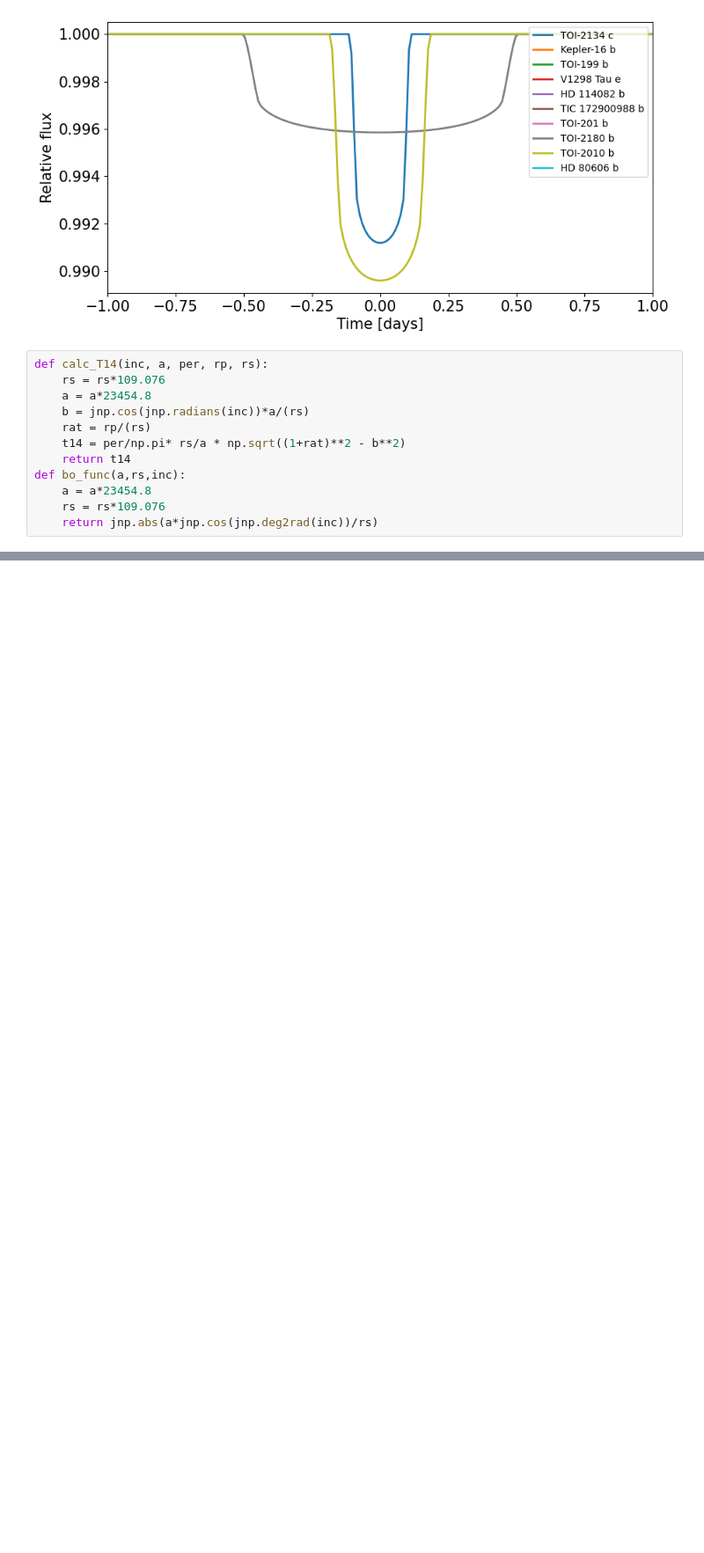
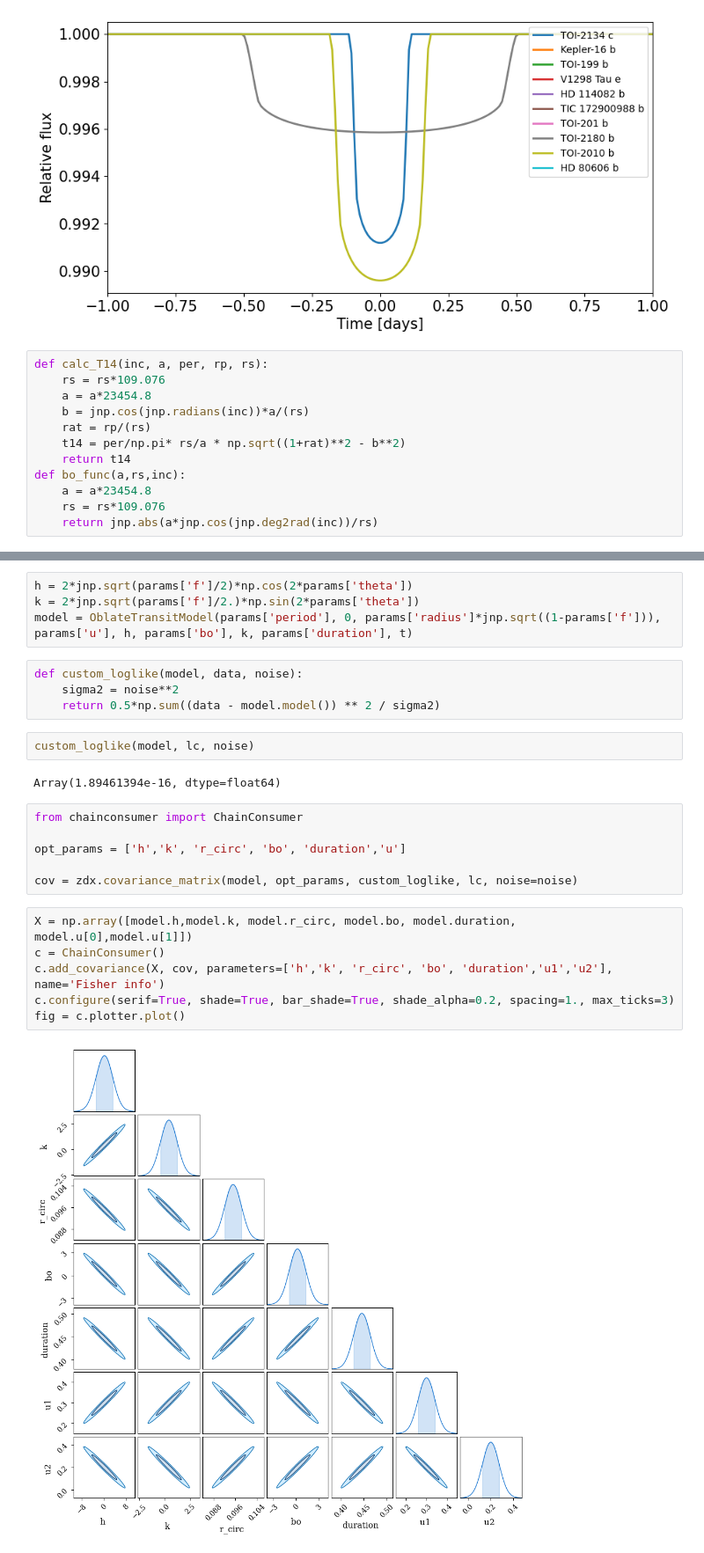
Before and after one commit to shishirdholakia/eclipsoid, a Jupyter notebook: notebooks/FisherForecast.ipynb, the cells around one changed output, grey strips where cells are left out. Shown: that part at 88% size. Cells and saved outputs as stored; diff of their text form; blank space fills up the shorter version.

Commit message:
preliminary but buggy fisher forecast

```diff
--- a/notebooks/FisherForecast.ipynb
+++ b/notebooks/FisherForecast.ipynb
@@ -191,0 +213,26 @@ TOI-199 b
+# %%
+h = 2*jnp.sqrt(params['f']/2)*np.cos(2*params['theta'])
+k = 2*jnp.sqrt(params['f']/2.)*np.sin(2*params['theta'])
+model = OblateTransitModel(params['period'], 0, params['radius']*jnp.sqrt((1-params['f'])), params['u'], h, params['bo'], k, params['duration'], t)
+# %%
+def custom_loglike(model, data, noise):
+    sigma2 = noise**2
+    return 0.5*np.sum((data - model.model()) ** 2 / sigma2)
+# %%
+custom_loglike(model, lc, noise)
+# %% [output]
+Array(1.89461394e-16, dtype=float64)
+# %%
+from chainconsumer import ChainConsumer
+
+opt_params = ['h','k', 'r_circ', 'bo', 'duration','u']
+
+cov = zdx.covariance_matrix(model, opt_params, custom_loglike, lc, noise=noise)
+# %%
+X = np.array([model.h,model.k, model.r_circ, model.bo, model.duration, model.u[0],model.u[1]])
+c = ChainConsumer()
+c.add_covariance(X, cov, parameters=['h','k', 'r_circ', 'bo', 'duration','u1','u2'], name='Fisher info')
+c.configure(serif=True, shade=True, bar_shade=True, shade_alpha=0.2, spacing=1., max_ticks=3)
+fig = c.plotter.plot()
+# %% [output]
+[figure, added]
```
Also changed, not shown: parts of 7 cells of this notebook, 1 other file.
